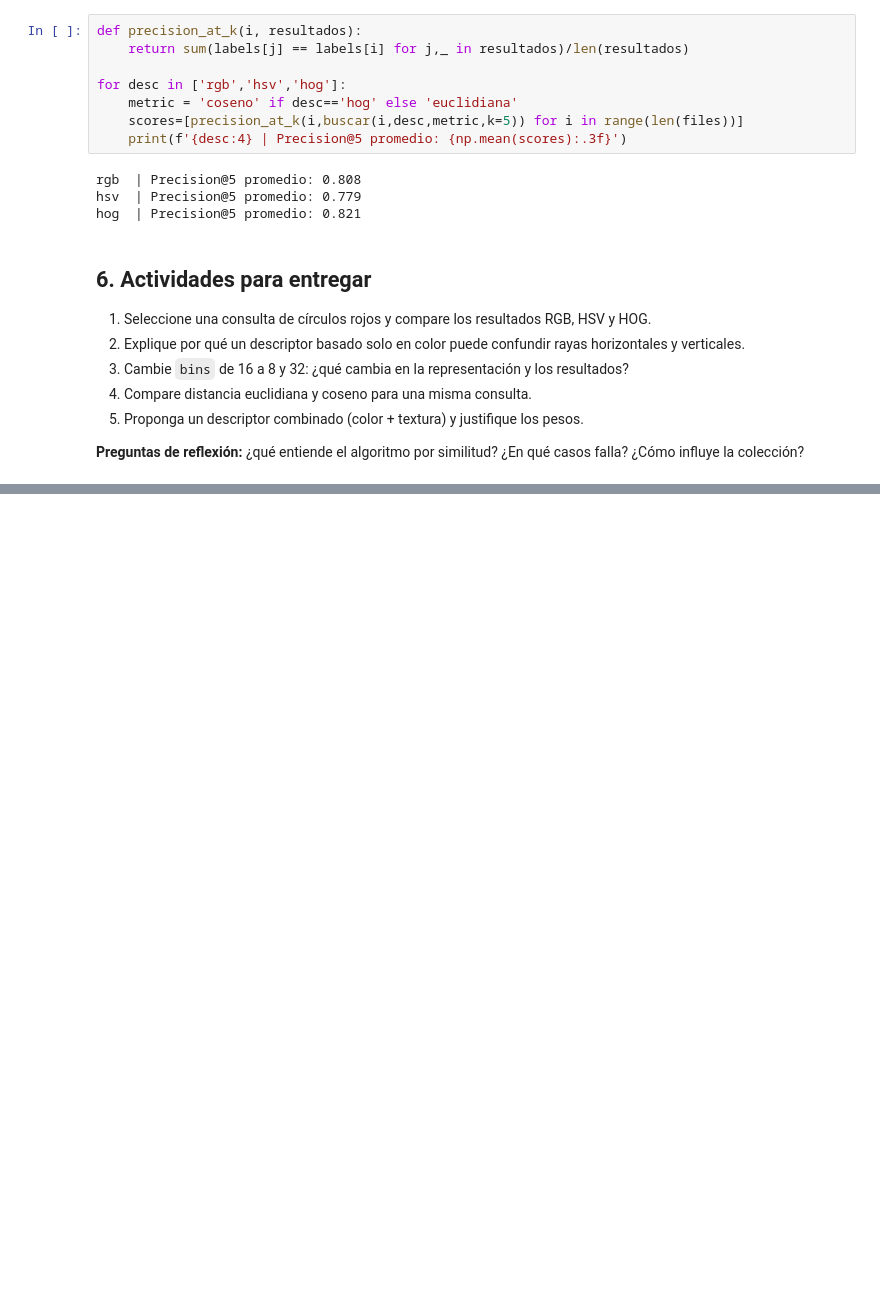
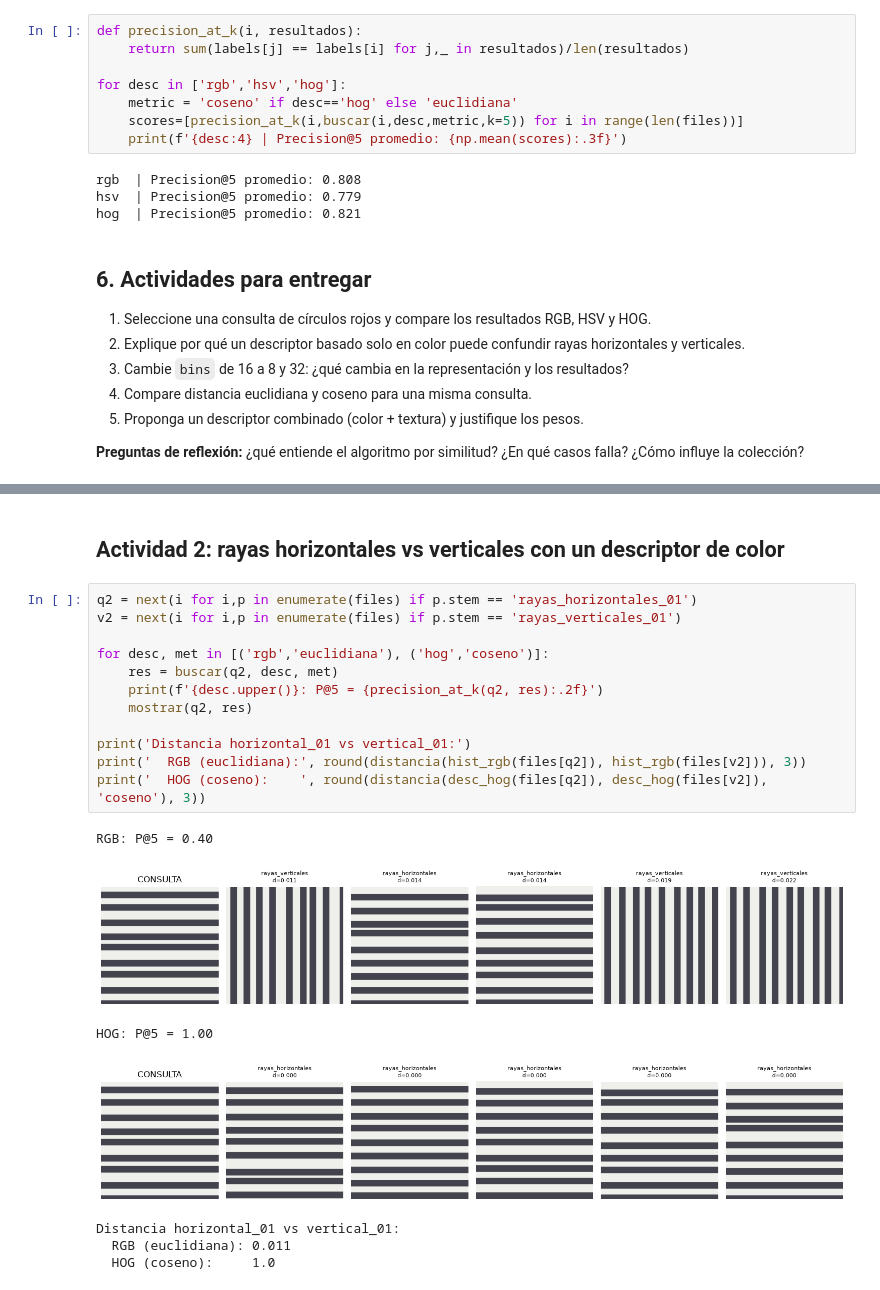
Before and after one commit to ErickS12/Recuperacion-de-info, a Jupyter notebook: PracticaCBIR/CBIR_Tradicional_Practica.ipynb, the cells around one changed output, grey strips where cells are left out. Drawn from its saved outputs; the diff is of its cells as text; blank space fills up the shorter version.

```diff
--- a/PracticaCBIR/CBIR_Tradicional_Practica.ipynb
+++ b/PracticaCBIR/CBIR_Tradicional_Practica.ipynb
@@ -117,0 +133,22 @@ hog  | Precision@5 promedio: 0.821
+# %% [markdown]
+## Actividad 2: rayas horizontales vs verticales con un descriptor de color
+# %%
+q2 = next(i for i,p in enumerate(files) if p.stem == 'rayas_horizontales_01')
+v2 = next(i for i,p in enumerate(files) if p.stem == 'rayas_verticales_01')
+
+for desc, met in [('rgb','euclidiana'), ('hog','coseno')]:
+    res = buscar(q2, desc, met)
+    print(f'{desc.upper()}: P@5 = {precision_at_k(q2, res):.2f}')
+    mostrar(q2, res)
+
+print('Distancia horizontal_01 vs vertical_01:')
+print('  RGB (euclidiana):', round(distancia(hist_rgb(files[q2]), hist_rgb(files[v2])), 3))
+print('  HOG (coseno):    ', round(distancia(desc_hog(files[q2]), desc_hog(files[v2]), 'coseno'), 3))
+# %% [output]
+RGB: P@5 = 0.40
+[figure, added]
+HOG: P@5 = 1.00
+[figure, added]
+Distancia horizontal_01 vs vertical_01:
+  RGB (euclidiana): 0.011
+  HOG (coseno):     1.0
```
Also changed, not shown: parts of 6 cells of this notebook, 4 other files.
